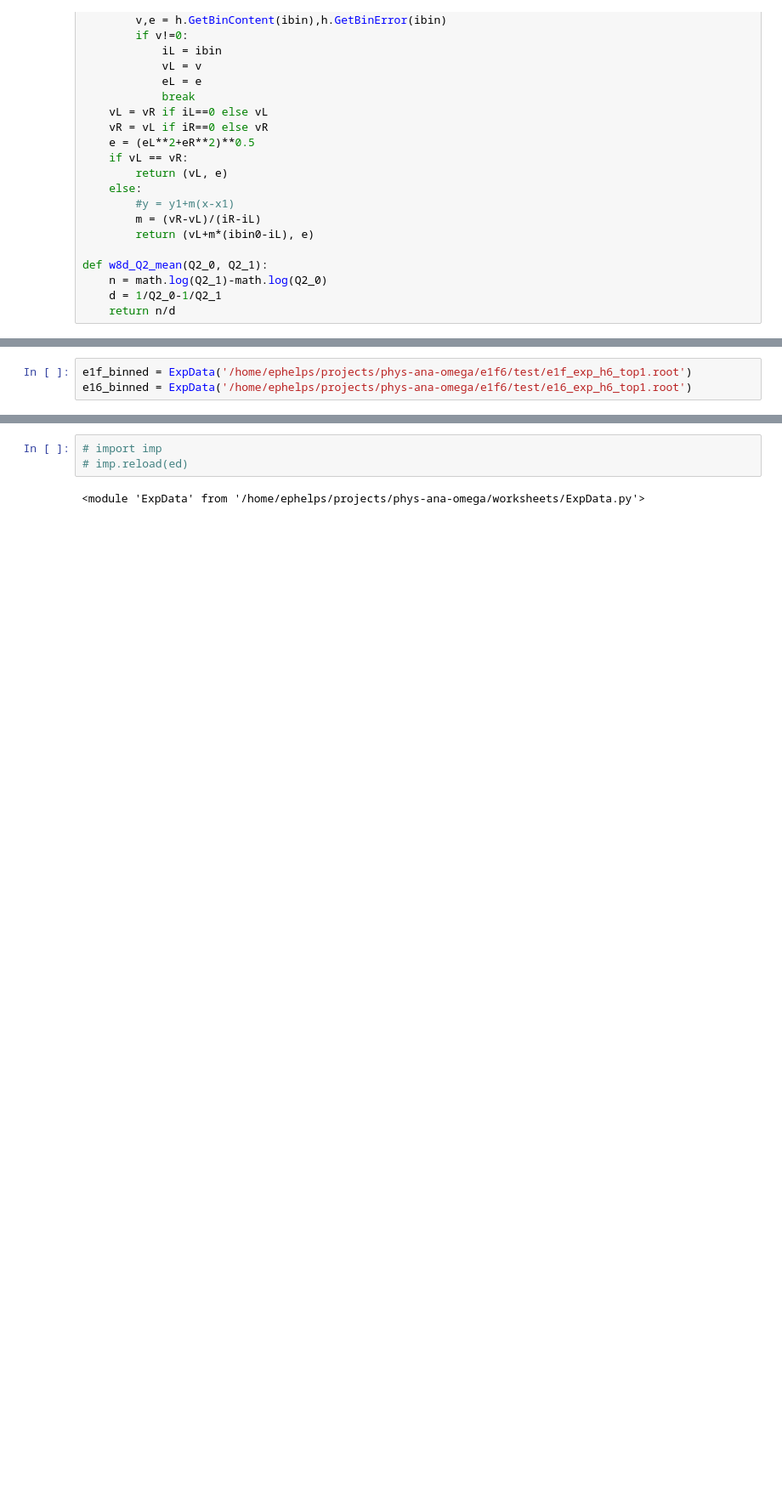
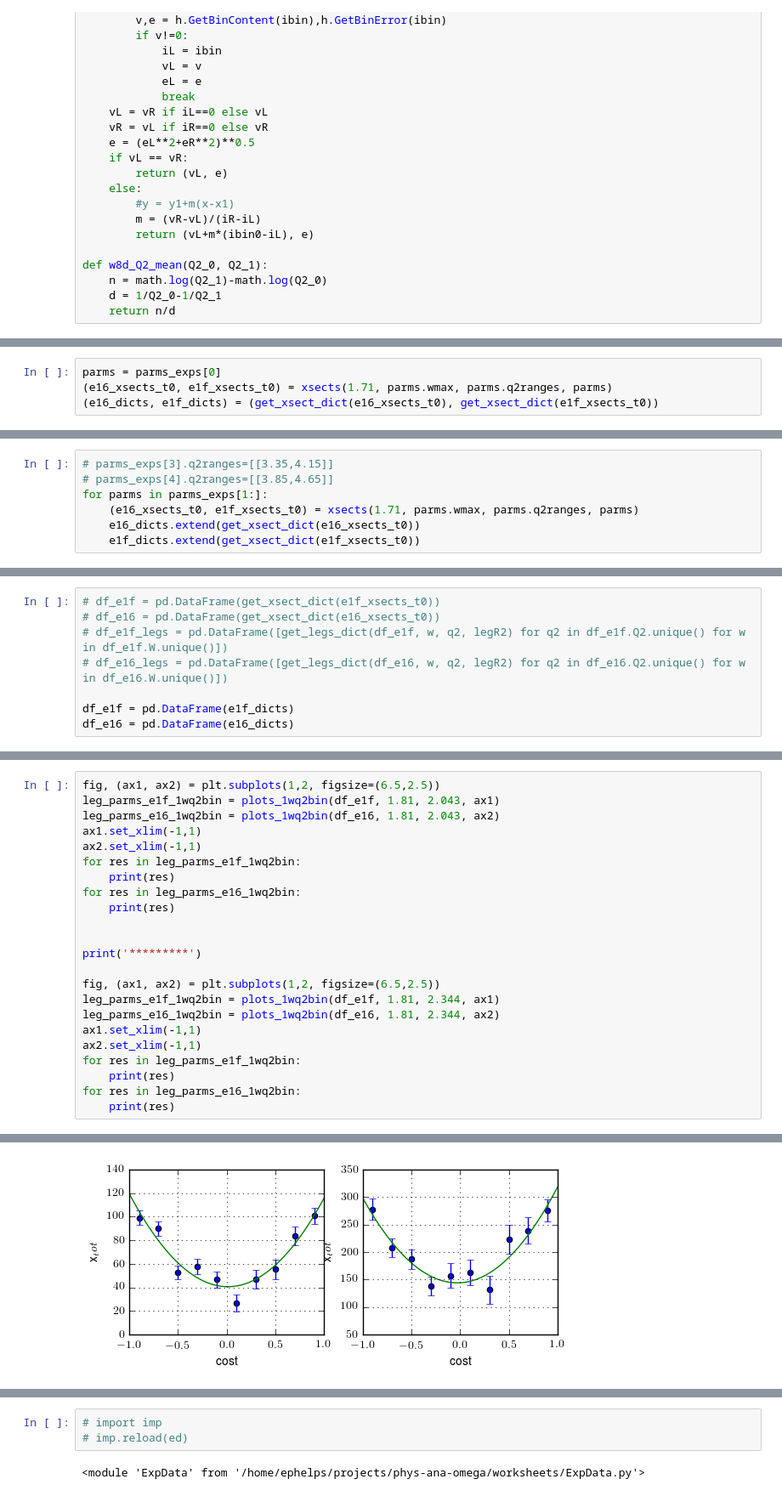
Before and after one commit to evan-phelps/phys-ana-omega, a Jupyter notebook: worksheets/ExpData.ipynb, the cells around one changed output, grey strips where cells are left out. Shown at 85% size. Cells and saved outputs as stored; diff of their text form; blank space fills up the shorter version.

```diff
--- a/worksheets/ExpData.ipynb
+++ b/worksheets/ExpData.ipynb
@@ -158,3 +170,0 @@ for hss in [hts, hrs, has]:
-# %%
-e1f_binned = ExpData('/home/ephelps/projects/phys-ana-omega/e1f6/test/e1f_exp_h6_top1.root')
-e16_binned = ExpData('/home/ephelps/projects/phys-ana-omega/e1f6/test/e16_exp_h6_top1.root')
@@ -300,0 +514,4 @@ def calc_diff_xsects(W, Q2, suppress_chatter=False,
+# %%
+parms = parms_exps[0]
+(e16_xsects_t0, e1f_xsects_t0) = xsects(1.71, parms.wmax, parms.q2ranges, parms)
+(e16_dicts, e1f_dicts) = (get_xsect_dict(e16_xsects_t0), get_xsect_dict(e1f_xsects_t0))
@@ -300,0 +560,7 @@ def calc_diff_xsects(W, Q2, suppress_chatter=False,
+# %%
+# parms_exps[3].q2ranges=[[3.35,4.15]]
+# parms_exps[4].q2ranges=[[3.85,4.65]]
+for parms in parms_exps[1:]:
+    (e16_xsects_t0, e1f_xsects_t0) = xsects(1.71, parms.wmax, parms.q2ranges, parms)
+    e16_dicts.extend(get_xsect_dict(e16_xsects_t0))
+    e1f_dicts.extend(get_xsect_dict(e1f_xsects_t0))
@@ -300,0 +638,8 @@ def calc_diff_xsects(W, Q2, suppress_chatter=False,
+# %%
+# df_e1f = pd.DataFrame(get_xsect_dict(e1f_xsects_t0))
+# df_e16 = pd.DataFrame(get_xsect_dict(e16_xsects_t0))
+# df_e1f_legs = pd.DataFrame([get_legs_dict(df_e1f, w, q2, legR2) for q2 in df_e1f.Q2.unique() for w in df_e1f.W.unique()])
+# df_e16_legs = pd.DataFrame([get_legs_dict(df_e16, w, q2, legR2) for q2 in df_e16.Q2.unique() for w in df_e16.W.unique()])
+
+df_e1f = pd.DataFrame(e1f_dicts)
+df_e16 = pd.DataFrame(e16_dicts)
@@ -300,0 +649,24 @@ def calc_diff_xsects(W, Q2, suppress_chatter=False,
+# %%
+fig, (ax1, ax2) = plt.subplots(1,2, figsize=(6.5,2.5))
+leg_parms_e1f_1wq2bin = plots_1wq2bin(df_e1f, 1.81, 2.043, ax1)
+leg_parms_e16_1wq2bin = plots_1wq2bin(df_e16, 1.81, 2.043, ax2)
+ax1.set_xlim(-1,1)
+ax2.set_xlim(-1,1)
+for res in leg_parms_e1f_1wq2bin:
+    print(res)
+for res in leg_parms_e16_1wq2bin:
+    print(res)
+
+
+print('*********')
+
+fig, (ax1, ax2) = plt.subplots(1,2, figsize=(6.5,2.5))
+leg_parms_e1f_1wq2bin = plots_1wq2bin(df_e1f, 1.81, 2.344, ax1)
+leg_parms_e16_1wq2bin = plots_1wq2bin(df_e16, 1.81, 2.344, ax2)
+ax1.set_xlim(-1,1)
+ax2.set_xlim(-1,1)
+for res in leg_parms_e1f_1wq2bin:
+    print(res)
+for res in leg_parms_e16_1wq2bin:
+    print(res)
+# %% [output]
@@ -300,0 +682 @@ def calc_diff_xsects(W, Q2, suppress_chatter=False,
+[figure, added]
```
Also changed, not shown: parts of 40 cells of this notebook, 7 other files.
